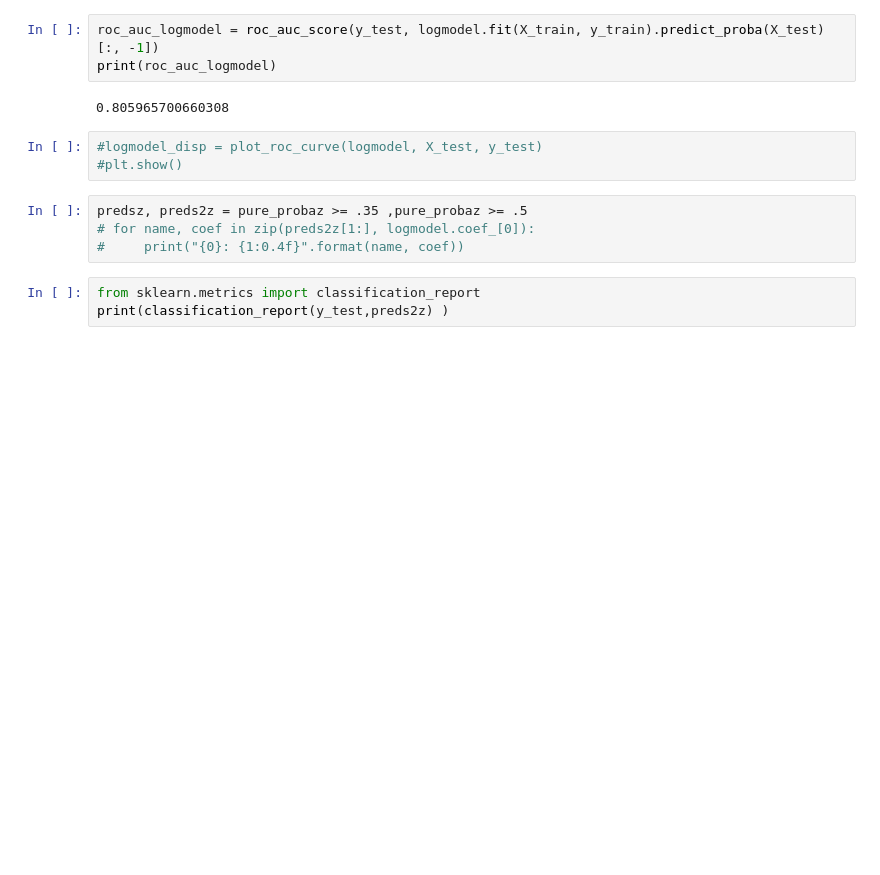
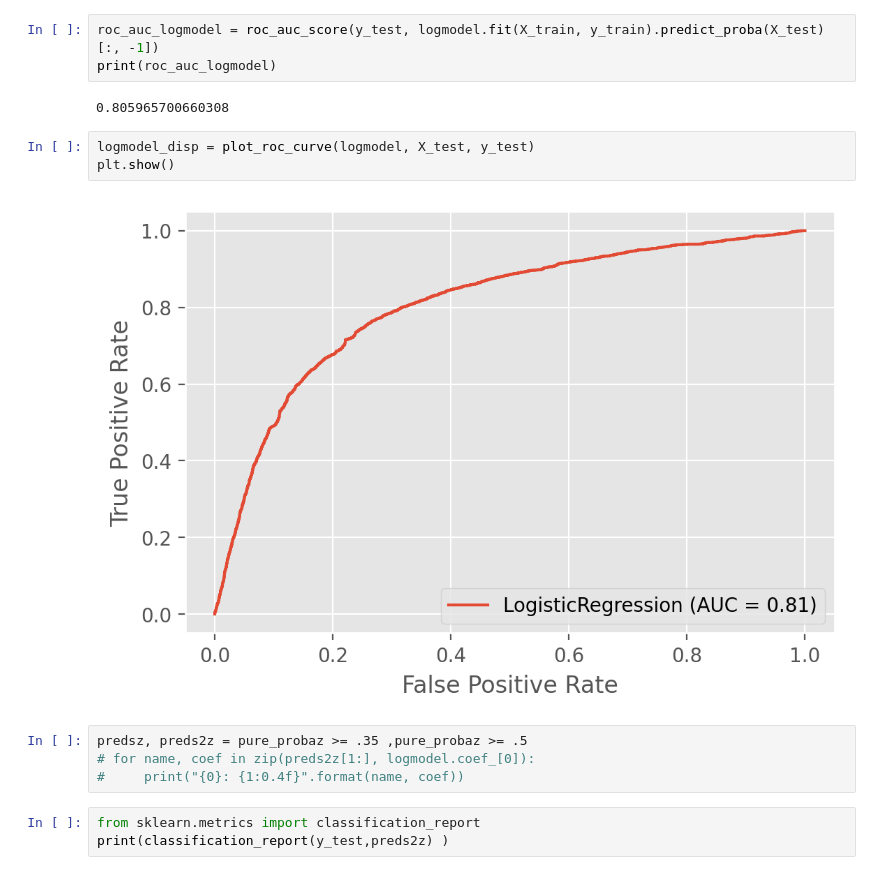
Before and after one commit to AChezick/Capstone2, a Jupyter notebook: Notebooks/Cap3_modelEDA-Copy2.ipynb, the cells around one changed output. Drawn from its saved outputs; the diff is of its cells as text; blank space fills up the shorter version.

```diff
--- a/Notebooks/Cap3_modelEDA-Copy2.ipynb
+++ b/Notebooks/Cap3_modelEDA-Copy2.ipynb
@@ -257,8 +276,10 @@ print(roc_auc_logmodel)
 # %% [output]
 0.805965700660308
 # %%
-#logmodel_disp = plot_roc_curve(logmodel, X_test, y_test)
-#plt.show()
+logmodel_disp = plot_roc_curve(logmodel, X_test, y_test)
+plt.show()
+# %% [output]
+[figure, added]
 # %%
 predsz, preds2z = pure_probaz >= .35 ,pure_probaz >= .5
 # for name, coef in zip(preds2z[1:], logmodel.coef_[0]):
```
Also changed, not shown: parts of 20 cells of this notebook, 26 other files.
